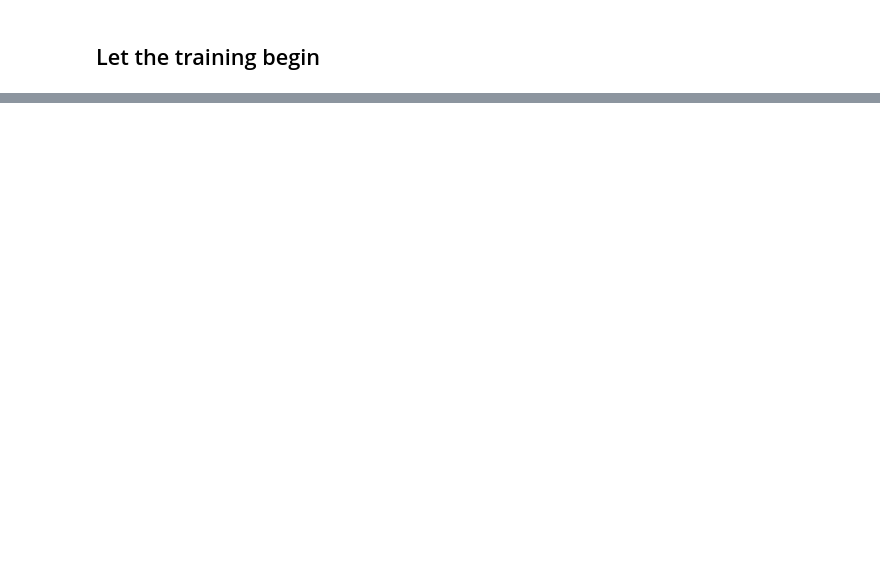
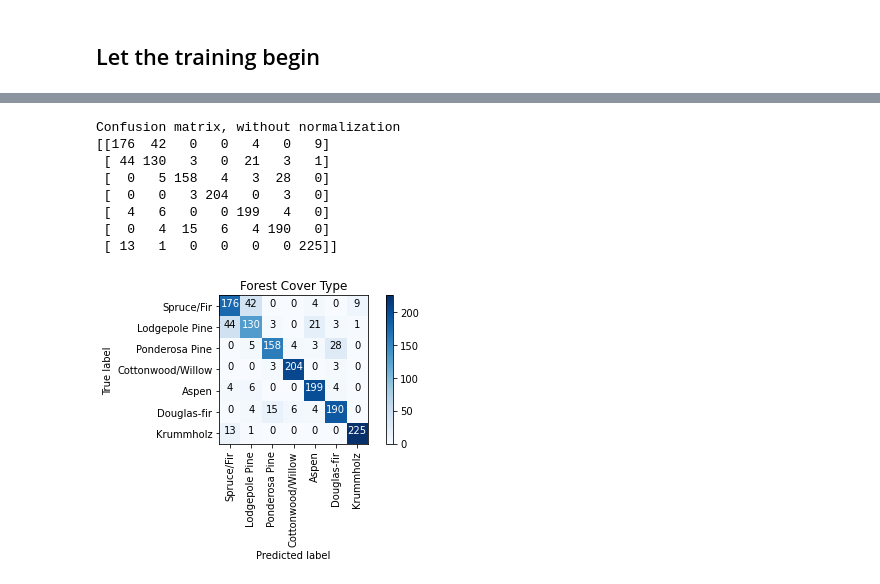
Before and after one commit to kwarc-agat/forest-cover, a Jupyter notebook: forest_ANN.ipynb, the cells around one changed output, grey strips where cells are left out. Saved outputs shown, nothing was run; the diff lists cells and outputs as text; code cells hidden in the pictures; blank space fills up the shorter version.

```diff
--- a/forest_ANN.ipynb
+++ b/forest_ANN.ipynb
@@ -169,13 +208,15 @@ array([[-0.36709452,  0.14663921, -0.90868014,  0.27145085,  4.3348055 ,
 # %%
 def get_basic_model():
-  model = tf.keras.Sequential([
-    normalizer,
-    tf.keras.layers.Dense(10, activation='relu'),
-    tf.keras.layers.Dense(10, activation='relu'),
-    tf.keras.layers.Dense(1)
+  model = Sequential([
+    Dense(16, input_dim=54, activation='relu'),
+    Dense(32, activation='relu'),
+    BatchNormalization(axis=1),
+    Dense(64, activation='relu'),
+    Flatten(),
+    Dense(7, activation='softmax')
   ])
 
-  model.compile(optimizer='adam',
-                loss=tf.keras.losses.BinaryCrossentropy(from_logits=True),
+  model.compile(optimizer=Adam(learning_rate=0.0025),
+                loss=CategoricalCrossentropy(),
                 metrics=['accuracy'])
   return model
@@ -184,0 +247,5 @@ model.fit(X, y, epochs=15, batch_size=BATCH_SIZE)
+# %%
+EPOCHS_NUM = 400
+BATCH_SIZE = 50
+VALIDATION_SPLIT = 0.1
+history = model.fit(X_train, y_train, validation_split=VALIDATION_SPLIT, epochs=EPOCHS_NUM, batch_size=BATCH_SIZE, shuffle=True, verbose=2)
@@ -184,0 +270,23 @@ model.fit(X, y, epochs=15, batch_size=BATCH_SIZE)
+# %%
+y_pred = model.predict(x=X_test, verbose=0)
+# %%
+pred = list()
+for i in range(len(y_pred)):
+    pred.append(np.argmax(y_pred[i]))
+#Converting one hot encoded test label to label
+test = list()
+for i in range(len(y_test)):
+    test.append(np.argmax(y_test[i]))
+# %%
+cm = confusion_matrix(y_true=test, y_pred=pred)
+plot_confusion_matrix(cm=cm, classes=cm_plot_labels, title="Forest Cover Type")
+# %% [output]
+Confusion matrix, without normalization
+[[176  42   0   0   4   0   9]
+ [ 44 130   3   0  21   3   1]
+ [  0   5 158   4   3  28   0]
+ [  0   0   3 204   0   3   0]
+ [  4   6   0   0 199   4   0]
+ [  0   4  15   6   4 190   0]
+ [ 13   1   0   0   0   0 225]]
+[figure, added]
```
Also changed, not shown: parts of 26 cells of this notebook.
